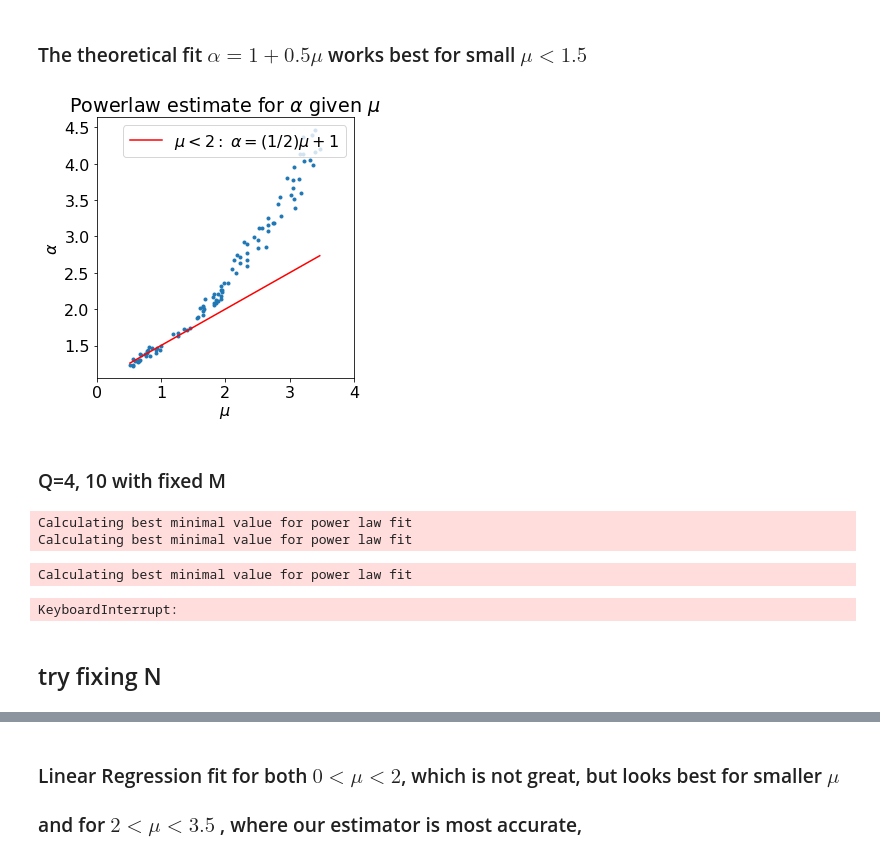
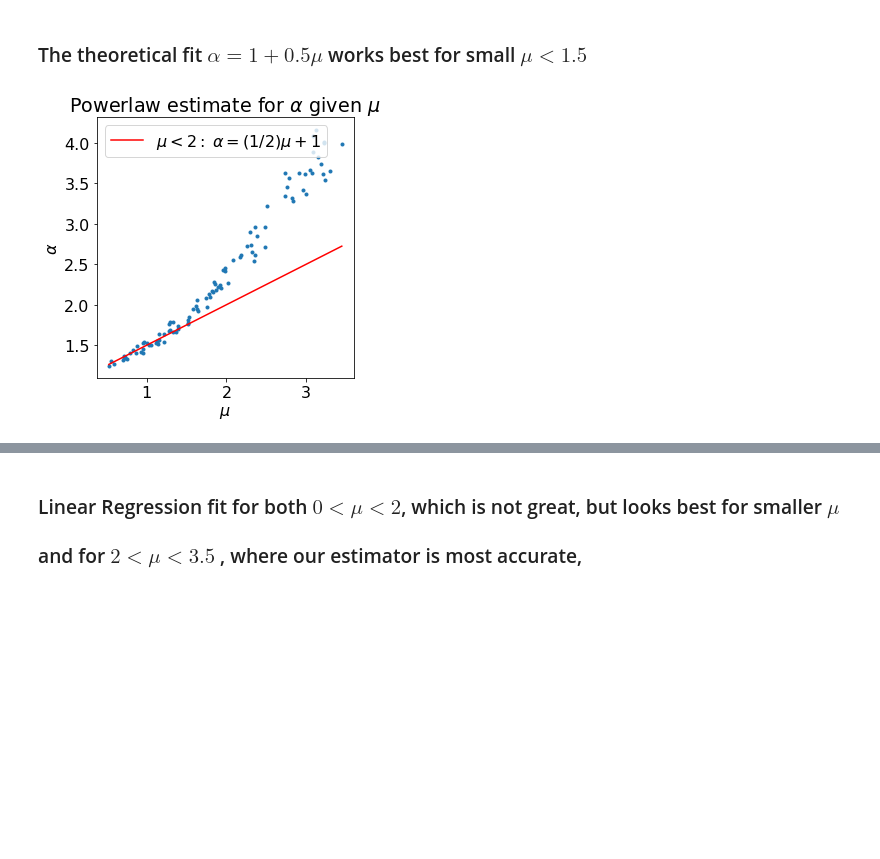
Before and after one commit to CalculatedContent/ImplicitSelfRegularization, a Jupyter notebook: HeavyTailedUniversalityClasses.ipynb, the cells around one changed output, grey strips where cells are left out. Drawn from its saved outputs; the diff is of its cells as text; code cells hidden in the pictures; blank space fills up the shorter version.

```diff
--- a/HeavyTailedUniversalityClasses.ipynb
+++ b/HeavyTailedUniversalityClasses.ipynb
@@ -479,50 +476,21 @@ Calculating best minimal value for power law fit
 # %%
 small_mu_alphas = []
-wigner_mu_alphas = []
-
 A, B = 1.0, 0.5
 
 for mu in mus:
     alpha = 1.0+0.5*mu
     small_mu_alphas.append(alpha)
-
-    alpha = mu+1
-    wigner_mu_alphas.append(alpha)
 # %% [markdown]
 ### The theoretical fit $\alpha=1+0.5\mu$ works best for small $\mu<1.5$
 # %%
 plt.scatter(mus, alphas, marker='.')
 plt.plot(mus, small_mu_alphas, color='red', label=r'$\mu<2:\;\alpha=(1/2)\mu+1$')
 plt.xlabel('$\mu$')
 plt.ylabel(r'$\alpha$')
 plt.title(r'Powerlaw estimate for $\alpha$ given $\mu$ ')
-plt.xlim(0,4)
+
 plt.legend()
 plt.tight_layout()
 plt.savefig("img/alpha-mu-plot.png")
 # %% [output]
-[figure, old version]
+[figure, new version]
-# %% [markdown]
-### Q=4, 10 with fixed M
-# %%
-alphasQ4 = []
-alphasQ10 = []
-
-for mu in tqdm(mus):
-
-    W, evals = get_pareto_mat(mu, Q=4)
-
-    # skip best_PL distributional tests, just do fit
-    fit = powerlaw.Fit(evals, xmax=np.max(evals))
-    alphasQ4.append(fit.alpha)
-
-    W, evals = get_pareto_mat(mu, Q=10)
-
-    # skip best_PL distributional tests, just do fit
-    fit = powerlaw.Fit(evals, xmax=np.max(evals))
-    alphasQ10.append(fit.alpha)
-# %% [output]
-Calculating best minimal value for power law fit
-Calculating best minimal value for power law fit
-Calculating best minimal value for power law fit
-KeyboardInterrupt:
@@ -544,2 +496,0 @@ plt.tight_layout()
-# %% [markdown]
-## try fixing N
```
Also changed, not shown: parts of 9 cells of this notebook, 12 other files.
